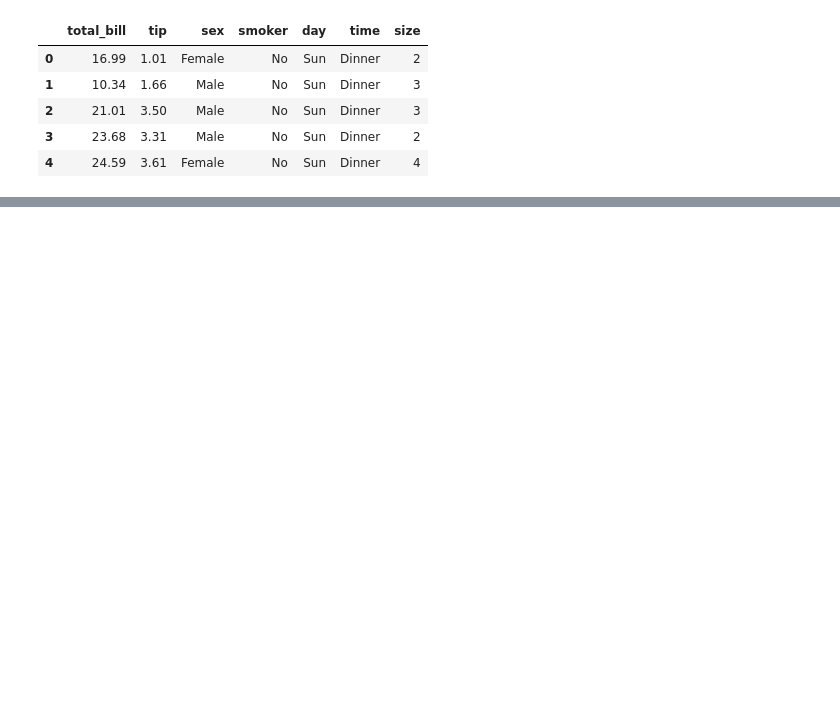
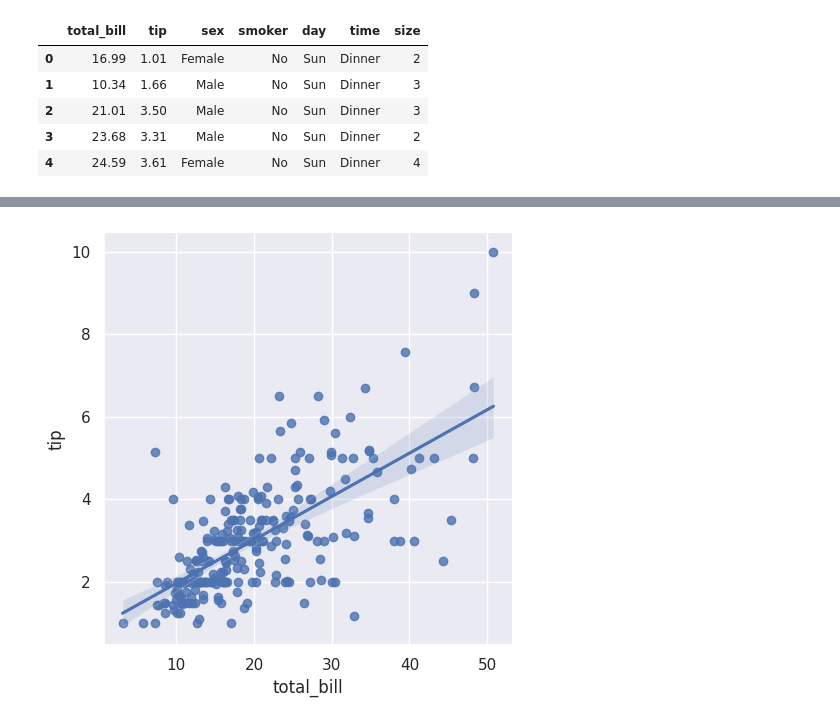
Before and after one commit to mqifjjfwiot/WQ, a Jupyter notebook: 파이썬으로 데이터 주무르기/2_서울시_범죄_현황_분석.ipynb, the cells around one changed output, grey strips where cells are left out. Drawn from its saved outputs; the diff is of its cells as text; code cells hidden in the pictures; blank space fills up the shorter version.

```diff
--- a/파이썬으로 데이터 주무르기/2_서울시_범죄_현황_분석.ipynb
+++ b/파이썬으로 데이터 주무르기/2_서울시_범죄_현황_분석.ipynb
@@ -415,0 +423,8 @@ plt.show()
+# %%
+# lmplot : 데이터를 scatter로 흩뿌리고 회귀 직선과 유효범위까지.
+sns.set_style("darkgrid")
+# sns.lmplot(x="total_bill", y="tip", data=tips, size=7) 그래프의 크기를 조정하는 파라미터 size는 현재 쓰이지 않음. height로 대체.
+sns.lmplot(x="total_bill", y="tip", data=tips, height=5)
+plt.show()
+# %% [output]
+[figure, added]
```
Also changed, not shown: parts of 35 cells of this notebook.
